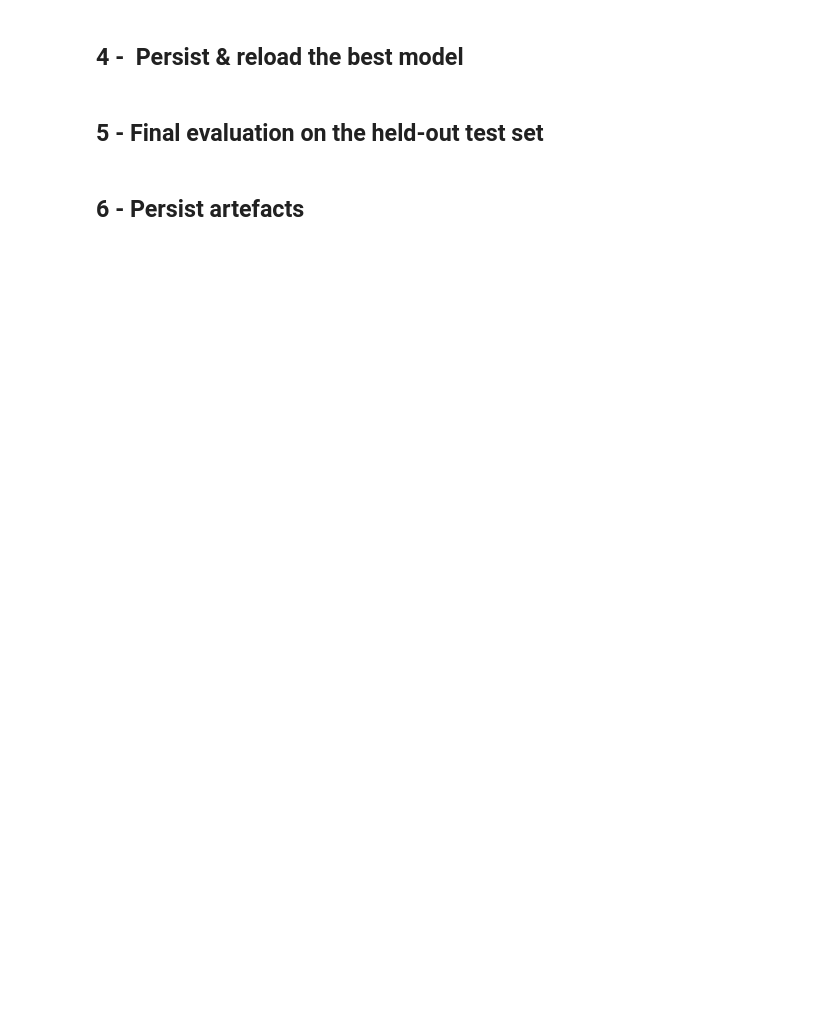
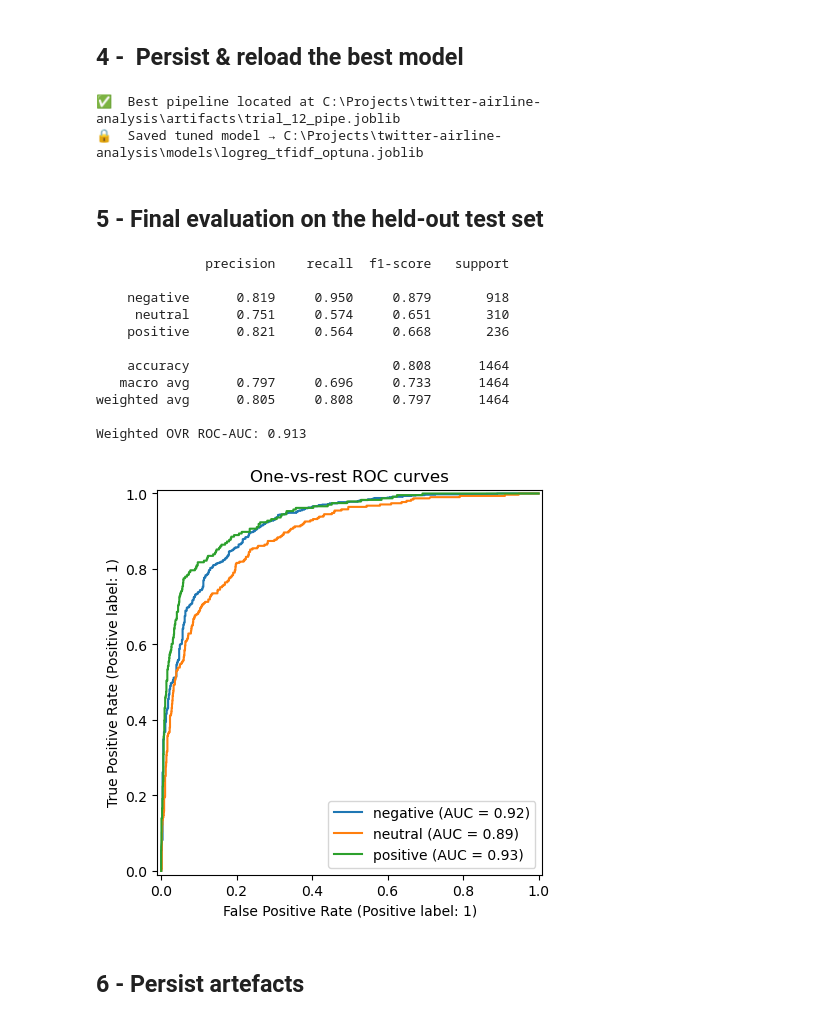
Before and after one commit to justin-castillo/twitter-airline-analysis, a Jupyter notebook: notebooks/07_optuna_tuning.ipynb, the cells around one changed output. Drawn from its saved outputs; the diff is of its cells as text; code cells hidden in the pictures; blank space fills up the shorter version.

Commit message:
feat(optuna): added logic for optuna test for tfidf and lr

```diff
--- a/notebooks/07_optuna_tuning.ipynb
+++ b/notebooks/07_optuna_tuning.ipynb
@@ -154,22 +206,82 @@ study.optimize(objective, n_trials=100, show_progress_bar=True)
 # %% [markdown]
 ## 4 -  Persist & reload the best model
 # %%
-best_pipeline = study.best_trial.user_attrs["pipeline"]   # retrieved from objective
+# ╔══════════════════════════════════════════════════════════════╗
+# ║ 4 – Persist & reload the best model                          ║
+# ╚══════════════════════════════════════════════════════════════╝
+# 1. Locate the file written inside the objective
+best_path = Path(study.best_trial.user_attrs["pipeline_path"])
+print(f"✅  Best pipeline located at {best_path}")
 
-# Persist
+# 2. Load it
+best_pipeline = load(best_path)
+
+# 3. Save a canonical copy in models/ for later notebooks
 TUNED_MODEL_PATH.parent.mkdir(exist_ok=True)
 dump(best_pipeline, TUNED_MODEL_PATH)
-print(f"✅ Saved tuned model → {TUNED_MODEL_PATH}")
+print(f"🔒  Saved tuned model → {TUNED_MODEL_PATH}")
 
-# Reload to verify (optional sanity check)
-best_pipeline = load(TUNED_MODEL_PATH)
+# 4. (optional sanity check)
+assert hasattr(best_pipeline, "predict_proba")
+# %% [output]
+✅  Best pipeline located at C:\Projects\twitter-airline-analysis\artifacts\trial_12_pipe.joblib
+🔒  Saved tuned model → C:\Projects\twitter-airline-analysis\models\logreg_tfidf_optuna.joblib
 # %% [markdown]
 ## 5 - Final evaluation on the held‑out test set
 # %%
-preds = best_pipeline.predict_proba(X_test)[:, 1]
+# ╔══════════════════════════════════════════════════════════════╗
+# ║ 5 – Final evaluation on the held‑out test set                ║
+# ╚══════════════════════════════════════════════════════════════╝
+# 1. Discrete predictions for class‑level metrics
+y_pred = best_pipeline.predict(X_test)         # → array of strings
 
-print(classification_report(y_test, preds > 0.5, digits=3))
-RocCurveDisplay.from_predictions(y_test, preds)
-study.trials_dataframe().to_csv(ARTIFACT_DIR / "optuna_trials.csv", index=False)
+from sklearn.metrics import classification_report, roc_auc_score, RocCurveDisplay
+
+print(classification_report(y_test, y_pred, digits=3))
+
+# 2. Probabilities for ROC‑AUC
+probs = best_pipeline.predict_proba(X_test)    # shape (n_samples, 3)
+
+auc  = roc_auc_score(
+    y_test,
+    probs,
+    multi_class="ovr",
+    average="weighted",
+)
+print(f"Weighted OVR ROC‑AUC: {auc:.3f}")
+
+# 3. Plot ROC curve
+import matplotlib.pyplot as plt
+from sklearn.preprocessing import label_binarize
+from sklearn.metrics import RocCurveDisplay
+
+fig, ax = plt.subplots(figsize=(6, 5))
+
+classes = best_pipeline.classes_           # ['negative', 'neutral', 'positive']
+y_bin   = label_binarize(y_test, classes=classes)  # shape (n_samples, 3)
+
+for i, cls in enumerate(classes):
+    RocCurveDisplay.from_predictions(
+        y_bin[:, i],
+        probs[:, i],
+        name=cls,
+        ax=ax,
+    )
+
+ax.set_title("One‑vs‑rest ROC curves")
+plt.show()
+# %% [output]
+              precision    recall  f1-score   support
+
+    negative      0.819     0.950     0.879       918
+     neutral      0.751     0.574     0.651       310
+    positive      0.821     0.564     0.668       236
+
+    accuracy                          0.808      1464
+   macro avg      0.797     0.696     0.733      1464
+weighted avg      0.805     0.808     0.797      1464
+
+Weighted OVR ROC‑AUC: 0.913
+[figure, added]
 # %% [markdown]
 ## 6 - Persist artefacts
```
Also changed, not shown: parts of 4 cells of this notebook, 22 other files.
